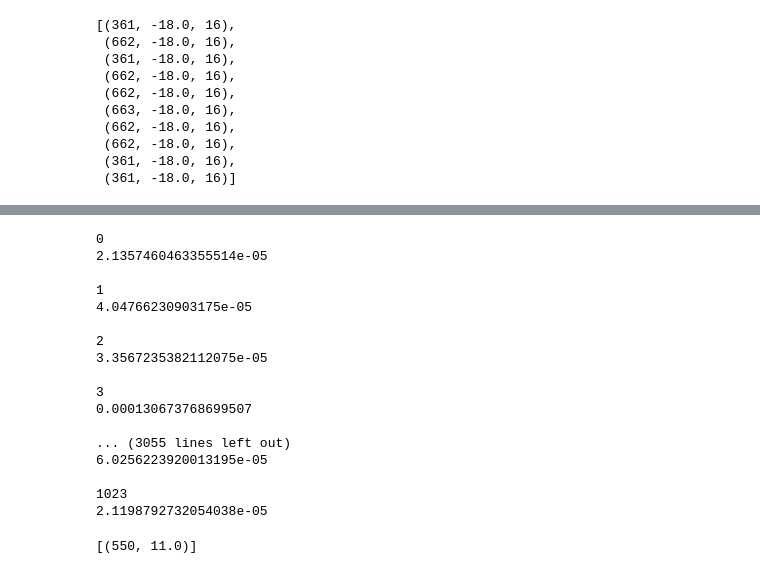
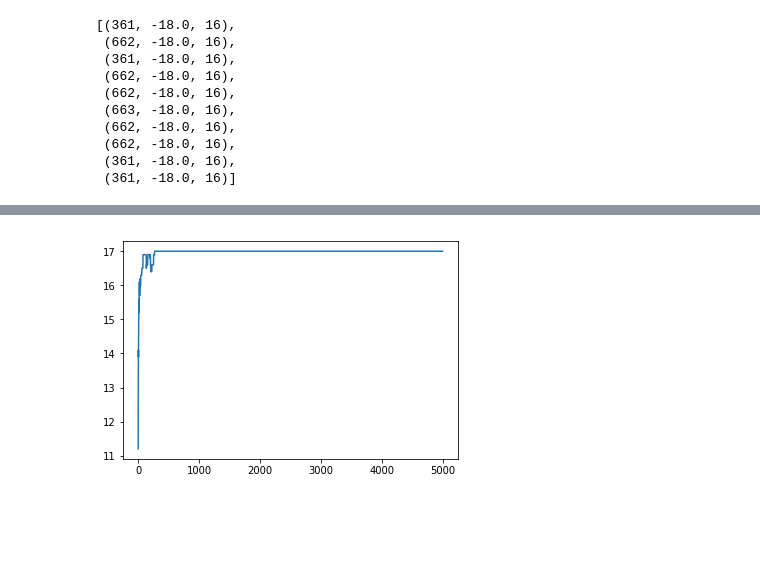
Before and after one commit to lili-chen/ising-optimization-rbm, a Jupyter notebook: gibbs_class.ipynb, the cells around one changed output, grey strips where cells are left out. Cells and saved outputs as stored; diff of their text form; code cells hidden in the pictures; blank space fills up the shorter version.

Commit message:
plot efficiency

```diff
--- a/gibbs_class.ipynb
+++ b/gibbs_class.ipynb
@@ -74,17 +114,12 @@ def max_cut(file_name, num_repetitions, num_trials):
         ind3 = int(arr[2])
         W[ind1-1][ind2-1] = ind3
 
-    cg = Continuous_Gibbs(num_vertices)
+    cg = Max_Cut_Approximator(num_vertices)
     b = np.zeros(num_vertices)
 
     result = []
     for _ in range(num_repetitions):
         dist = cg.get_distribution(num_trials, -3*W, b)
-#         total = sum(dist)
-#         for j in range(len(dist)):
-#             print(j)
-#             print(dist[j]/total)
-#             print()
         best_state = np.argmax(dist)
         binary = [-1 if i == 0 else 1 for i in list(map(int, bin(best_state)[2:]))]
         with_zeros = [-1] * (num_vertices - len(binary)) + binary
@@ -94,17 +129,37 @@ def max_cut(file_name, num_repetitions, num_trials):
             for j in range(num_vertices):
                 H -= 2 * -W[i][j] * with_zeros[i] * with_zeros[j] # J = -W[i][j]
 
-        # calculate cut
-        cut = 0
-        for i in range(num_vertices):
-            outgoing_edges = W[i]
-            for j in range(len(outgoing_edges)):
-                if outgoing_edges[j] != 0: # edge exists between vertex i and vertex j
-                    if with_zeros[i] != with_zeros[j]: # on different sides of the cut
-                        cut += 1
+        cut = cg.cut_size(W, with_zeros)
 
         result += [(best_state, H, cut)]
     return result
+
+def plot_max_cut_efficiency(file_name, num_repetitions, num_trials):
+    file1 = open(file_name,"r")
+    arr = file1.readline()[:-1].split("\t") # first line
+    num_vertices = int(arr[0])
+
+    W = np.zeros((num_vertices, num_vertices))
+
+    for line in file1:
+        arr = line[:-1].split("\t")
+        ind1 = int(arr[0])
+        ind2 = int(arr[1])
+        ind3 = int(arr[2])
+        W[ind1-1][ind2-1] = ind3
+
+    cg = Max_Cut_Approximator(num_vertices)
+    b = np.zeros(num_vertices)
+
+    all_cuts = np.zeros(num_trials)
+    for _ in range(num_repetitions):
+        cuts = cg.get_cut_sizes(num_trials, -3*W, b)
+        all_cuts = [all_cuts[i] + cuts[i] for i in range(num_trials)]
+
+    all_cuts = [all_cuts[i] / num_repetitions for i in range(num_trials)]
+    plt.plot(all_cuts)
+    plt.show()
+
 
 def calculate_distribution(file_name):
     file1 = open(file_name,"r")
@@ -231,21 +297,4 @@ max_cut("N010-id02.txt", 10, 100000)
 # %%
-max_cut("N010-id00.txt", 1, 100000)
+plot_max_cut_efficiency("N010-id00.txt", 10, 5000)
 # %% [output]
-0
-2.1357460463355514e-05
-
-1
-4.04766230903175e-05
-
-2
-3.3567235382112075e-05
-
-3
-0.000130673768699507
-
-... (3055 lines left out)
-6.0256223920013195e-05
-
-1023
-2.1198792732054038e-05
-[(550, 11.0)]
+[figure, added]
```
Also changed, not shown: parts of 6 cells of this notebook.
